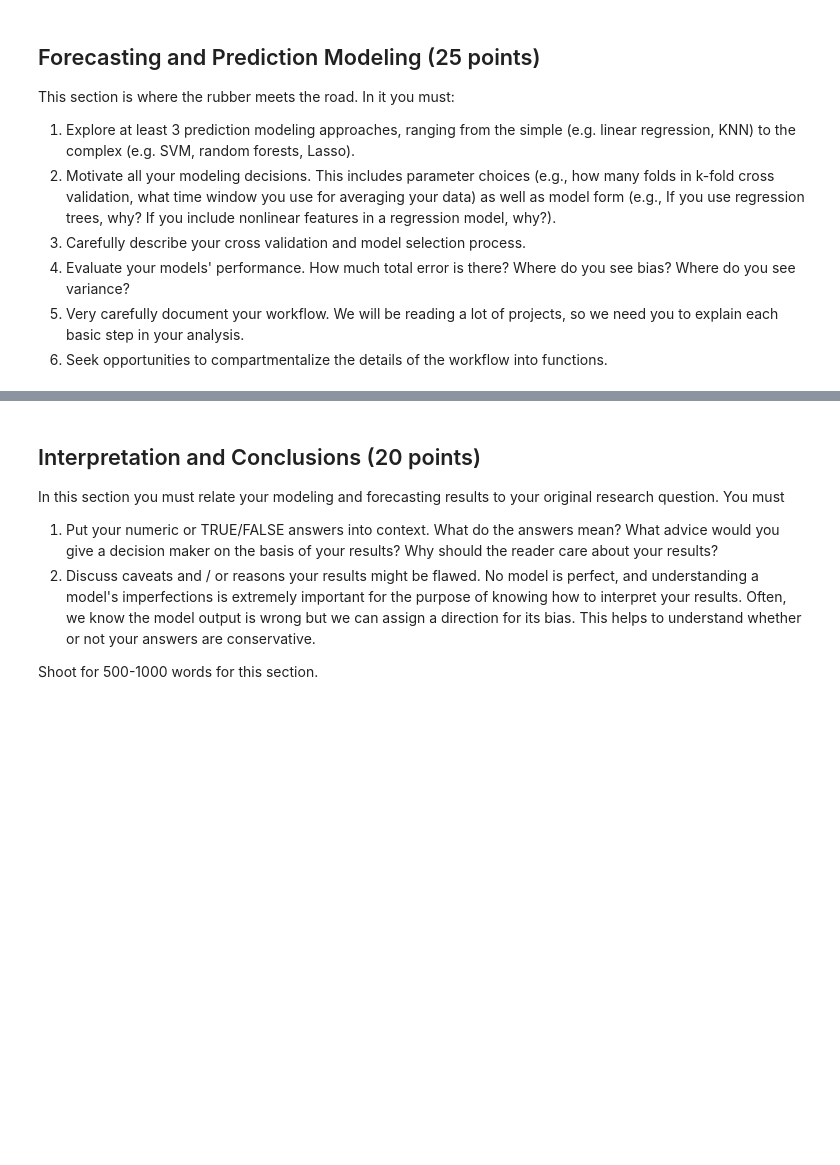
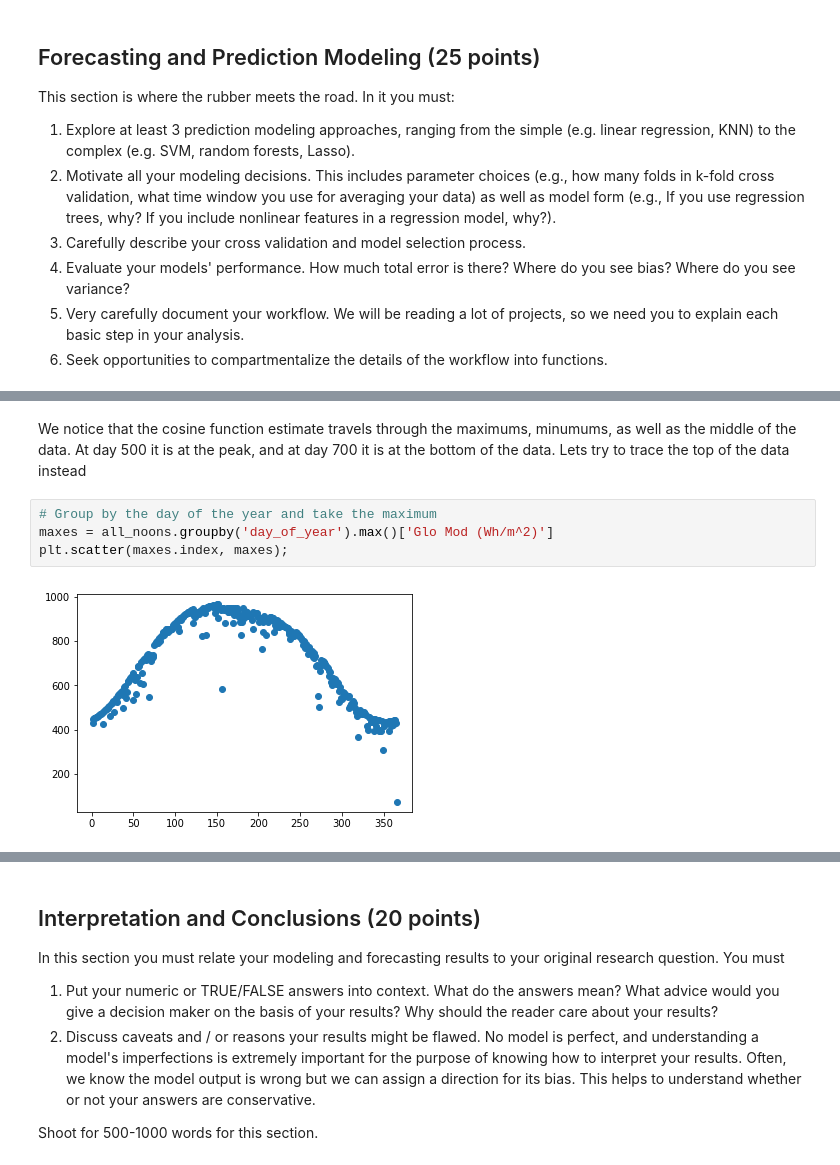
Before and after one commit to jackcsullivan/ER190C_final_proj, a Jupyter notebook: FinalProject.ipynb, the cells around one changed output, grey strips where cells are left out. Saved outputs shown, nothing was run; the diff lists cells and outputs as text; blank space fills up the shorter version.

```diff
--- a/FinalProject.ipynb
+++ b/FinalProject.ipynb
@@ -495,0 +613,8 @@ This section is where the rubber meets the road.  In it you must:
+# %% [markdown]
+We notice that the cosine function estimate travels through the maximums, minumums, as well as the middle of the data. At day 500 it is at the peak, and at day 700 it is at the bottom of the data. Lets try to trace the top of the data instead
+# %%
+# Group by the day of the year and take the maximum
+maxes = all_noons.groupby('day_of_year').max()['Glo Mod (Wh/m^2)']
+plt.scatter(maxes.index, maxes);
+# %% [output]
+[figure, added]
```
Also changed, not shown: parts of 43 cells of this notebook.
